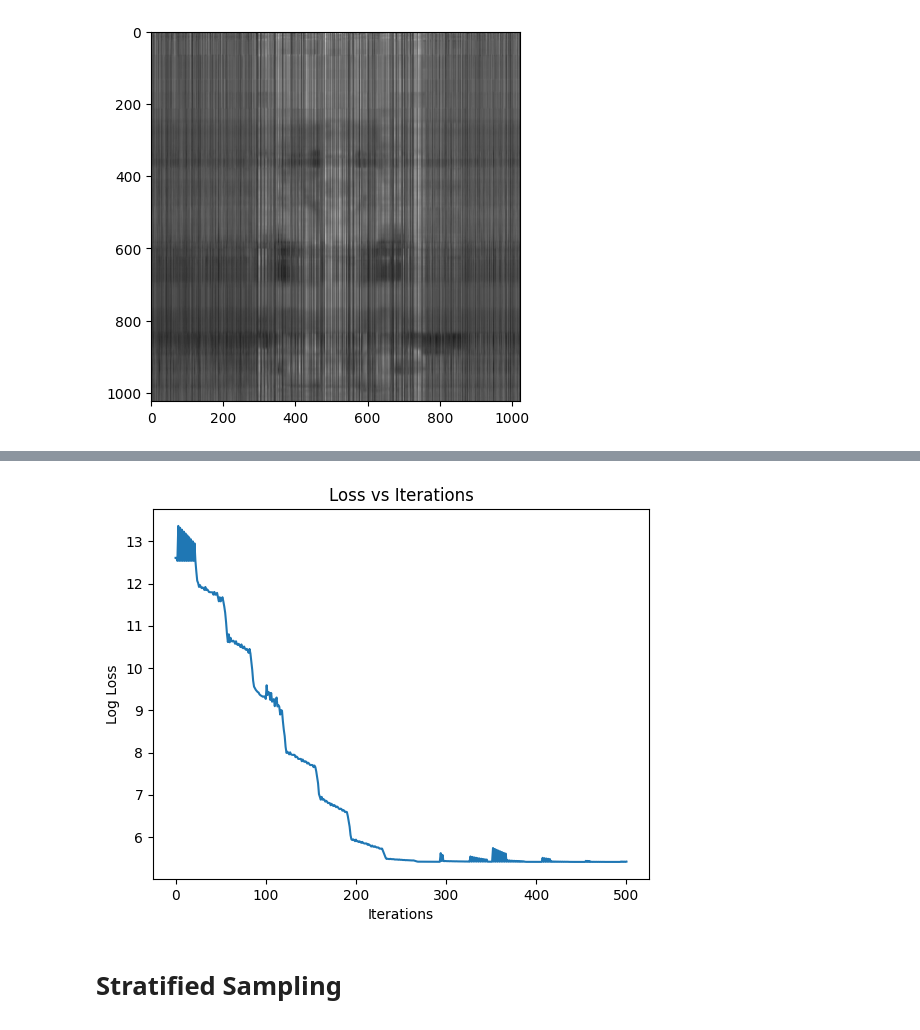
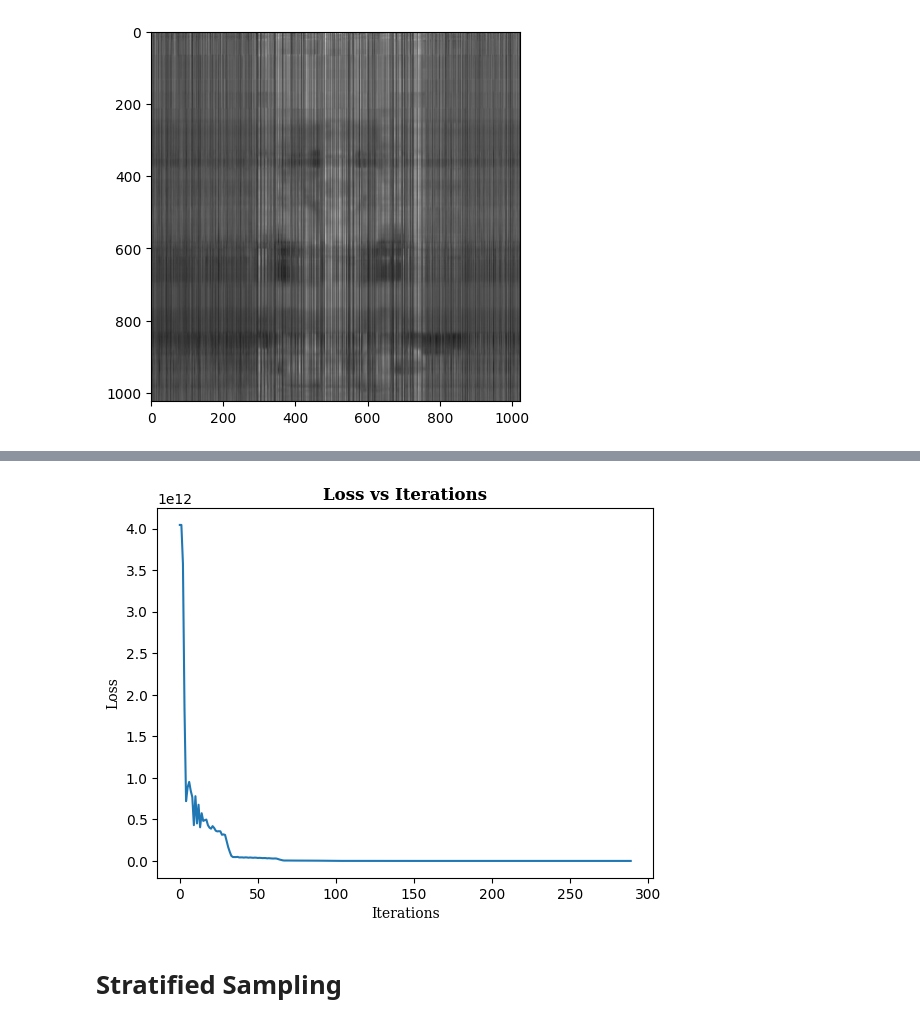
Before and after one commit to Hit2737/CS328_Intro_to_Data_Science_Project, a Jupyter notebook: file1.ipynb, the cells around one changed output, grey strips where cells are left out. Cells and saved outputs as stored; diff of their text form; code cells hidden in the pictures.

```diff
--- a/file1.ipynb
+++ b/file1.ipynb
@@ -343,4 +355,4 @@ def factorize(A_sampled: torch.tensor, k: int, col_num: torch.tensor, true_size:
     return torch.abs(W), torch.abs(H), loss_ar
 # %%
-W,H, losses= factorize(torch.tensor(A_sampled, dtype=torch.float32, device=device), 20 ,reg_para=0.01,lr=0.2, col_num=torch.tensor(col_num, device=device), true_size=A.shape, device=device, max_iterations=500)
+W,H, losses= factorize(torch.tensor(A_sampled, dtype=torch.float32, device=device), 20 ,reg_para=0.001,lr=0.15, col_num=torch.tensor(col_num, device=device), true_size=A.shape, device=device, max_iterations=500)
 # %% [output]
@@ -375,11 +387,11 @@ Accuracy(A, A_pred.cpu().detach().numpy(), tol = 10)
 # %%
-plt.plot(np.log10(np.array(losses)))
-plt.xlabel('Iterations')
-plt.ylabel('Log Loss')
-plt.title('Loss vs Iterations')
+plt.plot(losses)
+plt.xlabel('Iterations',fontdict={'color':'black','family':'serif'})
+plt.ylabel('Loss',fontdict={'color':'black','family':'serif'})
+plt.title('Loss vs Iterations',fontdict={'color':'black','weight':'bold','family':'serif'})
 plt.show()
 # %% [output]
-[figure, old version]
+[figure, new version]
 # %% [markdown]
 ###
 <span style="font-family: 'Times New Roman'; font-size:20px">
```
Also changed, not shown: parts of 7 cells of this notebook.
